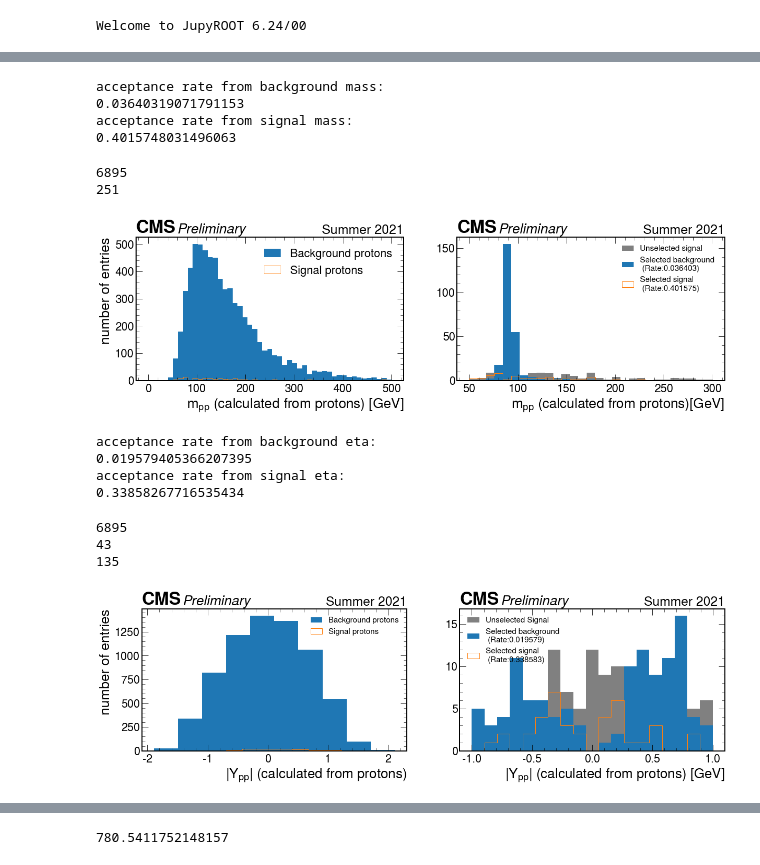
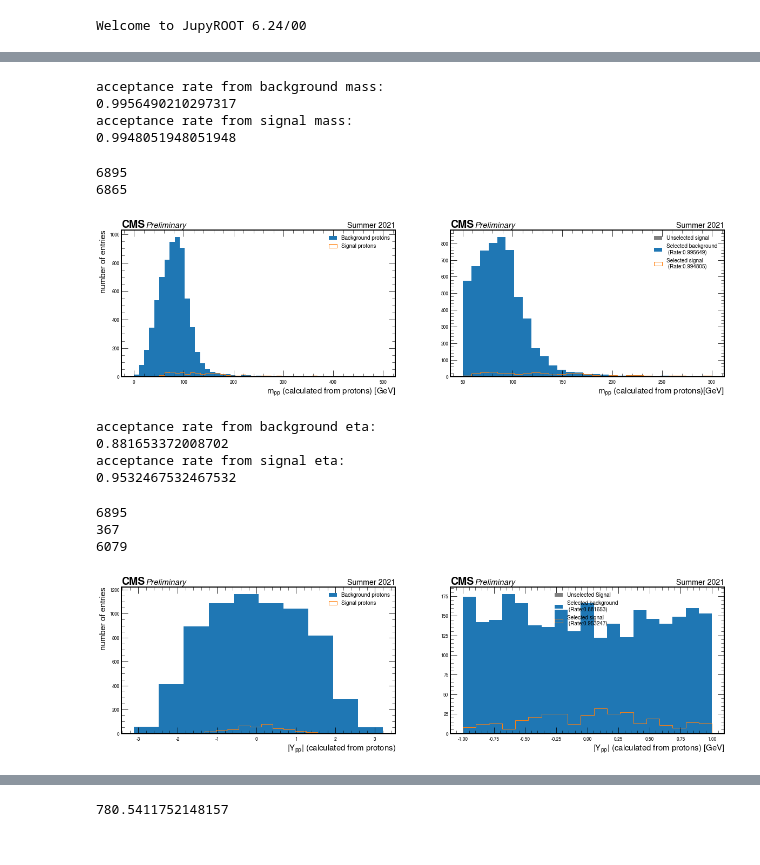
Before and after one commit to jloemker/SWAN, a Jupyter notebook: Analysis_Bg_Sig.ipynb, the cells around one changed output, grey strips where cells are left out. Drawn from its saved outputs; the diff is of its cells as text; code cells hidden in the pictures.

```diff
--- a/Analysis_Bg_Sig.ipynb
+++ b/Analysis_Bg_Sig.ipynb
@@ -51,9 +51,9 @@ metpf_phi            | float[]                  | AsJagged(AsDtype('>f4'))
 #Create signal tree
 event_info = tree.arrays(['genvtx_t0'])
 muons = tree.arrays(['pfcand_pt','pfcand_eta','pfcand_phi','pfcand_mass','pfcand_t','pfcand_vz'],'abs(pfcand_pid)==13')
-protons = tree.arrays(['genproton_xi','genproton_pz','genproton_vz','genproton_ispu'], '(abs(genproton_xi)> 0.0032) & (abs(genproton_pz)<6999) & (abs(genproton_pz)>0)')
+protons = tree.arrays(['genproton_xi','genproton_pz','genproton_vz','genproton_ispu'], '(abs(genproton_pz)<6999) & (abs(genproton_pz)>0)')
 vertices = tree.arrays(['vtx4D_t','vtx4D_z','vtx4D_pt2'])
-#
+#(abs(genproton_xi)> 0.0032) &
 #Create background tree
 #Compressing the muon data
 bg_muons =[]
@@ -66,7 +66,6 @@ bg_protons = bg_tree.arrays(['genproton_xi','genproton_pz','genproton_vz','genpr
 bg_event_info = bg_tree.arrays(['genvtx_t0'])
 bg_vertices = bg_tree.arrays(['vtx4D_t','vtx4D_z','vtx4D_pt2'])
 # %%
-print((protons.genproton_xi< 0.0052))
 def SmearPosProtonMomentum(proton_from_event):
     XI_RES=0.02 # use 2% for now
     pr=proton_from_event
@@ -97,17 +96,21 @@ def SelProtons(proton_from_event, mu1, mu2):
     proton1 = pr[proton_pos_idx_acc]
     proton2 = pr[proton_neg_idx_acc]
     # smearing proton momenta
-    #SmearPosProtonMomentum(proton1)
-    #SmearNegProtonMomentum(proton2)
+    SmearPosProtonMomentum(proton1)
+    SmearNegProtonMomentum(proton2)
     # di-muon kinematics
     xi_dimu_plus = ((mu1.Pt()*np.exp(mu1.Rapidity())+mu2.Pt()*np.exp(mu2.Rapidity())) / sqrt_s)
     xi_dimu_minus =((mu1.Pt()*np.exp(-mu1.Rapidity())+mu2.Pt()*np.exp(-mu2.Rapidity())) / sqrt_s)
+    #additional cut
+    if((xi_dimu_plus>0.0032) == True & (xi_dimu_minus>0.0032) == True):
     #get protons with closest xi values to the reconstructed muons from the list of accepted protons
-    proton_idx1_acc = ak.to_numpy(abs(proton1.genproton_xi-xi_dimu_plus)).argmin()
-    proton_idx2_acc = ak.to_numpy(abs(proton2.genproton_xi-xi_dimu_minus)).argmin()
+        proton_idx1_acc = ak.to_numpy(abs(proton1.genproton_xi-xi_dimu_plus)).argmin()
+        proton_idx2_acc = ak.to_numpy(abs(proton2.genproton_xi-xi_dimu_minus)).argmin()
     # get the proton index for the full list of protons:
-    proton_idx1 = proton_pos_idx_acc[proton_idx1_acc]
-    proton_idx2 = proton_neg_idx_acc[proton_idx2_acc]
-
+        proton_idx1 = proton_pos_idx_acc[proton_idx1_acc]
+        proton_idx2 = proton_neg_idx_acc[proton_idx2_acc]
+    else:
+        proton_idx1 = -1
+        proton_idx2 = -1
     # return proton indices
     return proton_idx1, proton_idx2
@@ -381,14 +177,17 @@ fig, axes = plt.subplots(1,2,figsize=(20,10) )
 proton = sig['mpp'].values
 muon = sig['mll'].values
 #print(len(analysis['s_mpp'].values))
-axes[0].hist2d(sig['mpp'].values, sig['mll'].values, bins=(32,32) , cmap='viridis')
+h1 = axes[0].hist2d(sig['mpp'].values, sig['mll'].values, bins=(32,32) , cmap='viridis')
 axes[0].set(xlabel=r'signal $m_{pp}$ [GeV]', ylabel=r'signal $m_{\ell \ell}$ [GeV]')
 #axes[0].set_ylim(50,500)
 #axes[0].set_xlim(50,500)
-axes[1].hist2d(bg['mpp'].values, bg['mll'].values, bins=(32,32) , cmap='viridis')
+h2 = axes[1].hist2d(bg['mpp'].values, bg['mll'].values, bins=(32,32) , cmap='viridis')
 axes[1].set(xlabel=r'background $m_{pp}$ [GeV]', ylabel=r'background $m_{\ell \ell}$ [GeV]')
 #axes[1].set_ylim(0,200)
-
-for i in range(2): hep.cms.label(llabel="Preliminary", rlabel="Summer 2021", ax=axes[i])
-
-plt.savefig('Week6/mpp_mll.png')
+fig.colorbar(h1[3], ax=axes)
+for i in range(2):
+    hep.cms.label(llabel="Preliminary", rlabel="Summer 2021", ax=axes[i], fontsize = 15)
+    #axes[i].legend(fontsize=10)
+    axes[i].xaxis.label.set_size(15)
+    axes[i].yaxis.label.set_size(15)
+plt.savefig('Week6/mpp_mll_smeared.png')
@@ -505,34 +310,36 @@ print('acceptance rate from signal mass:')
 print(m_acc_s)
 # %% [output]
 acceptance rate from background mass:
-0.03640319071791153
+0.9956490210297317
 acceptance rate from signal mass:
-0.4015748031496063
+0.9948051948051948
 # %%
 
 #plt.savefig('Correct/muon_eta.png',bbox_inches='tight')
 f, ax = plt.subplots(1,2,figsize=(20,5),sharey=False)
 bins = np.linspace(0,500,50)
 ax[0].hist(bg['mpp'],bins,label='Background protons')
 ax[0].hist(sig['mpp'],bins,histtype='step', label='Signal protons')
 ax[0].set(xlabel=r'$m_{pp}$ (calculated from protons) [GeV]', ylabel='number of entries')
 ax[0].legend()
 print(len(bg['mpp']))
 print(len(b))
 bins = np.linspace(50,300,30)
 ax[1].hist(sig['mpp'],bins,color='grey',label='Unselected signal')
 ax[1].hist(b, bins,label='Selected background \n (Rate:%6.6f)'%m_acc_bg)
 ax[1].hist(s, bins,histtype='step',label='Selected signal \n (Rate:%6.6f)'%m_acc_s)
 ax[1].set(xlabel=r'$m_{pp}$ (calculated from protons)[GeV]')
 ax[1].legend(fontsize=15)
 for i in range(2):
-    hep.cms.label(llabel="Preliminary", rlabel="Summer 2021", ax=ax[i])
-    #ax[i].legend()
+    hep.cms.label(llabel="Preliminary", rlabel="Summer 2021", ax=ax[i], fontsize = 15)
+    ax[i].legend(fontsize=10)
+    ax[i].xaxis.label.set_size(15)
+    ax[i].yaxis.label.set_size(15)
 plt.savefig('Week6/surviving_protons_mass',bbox_inches='tight')
 # %% [output]
 6895
-251
+6865
-[figure, old version]
+[figure, new version]
 # %%
 #criteria for selection: |ypp-yll|<2sigma*mll
 b = []
@@ -558,9 +365,9 @@ print('acceptance rate from signal eta:')
 print(y_acc_s)
 # %% [output]
 acceptance rate from background eta:
-0.019579405366207395
+0.881653372008702
 acceptance rate from signal eta:
-0.33858267716535434
+0.9532467532467532
 # %%
 
 f, ax = plt.subplots(1,2,figsize=(20,5),sharey=False)
@@ -578,14 +385,16 @@ ax[1].hist(s,binsb,histtype='step',label='Selected signal \n (Rate:%6.6f)'%y_acc
 ax[1].set(xlabel=r'$|Y_{pp}|$ (calculated from protons) [GeV]')
 
 for i in range(2):
-    hep.cms.label(llabel="Preliminary", rlabel="Summer 2021", ax=ax[i])
-    ax[i].legend(fontsize=15)
+    hep.cms.label(llabel="Preliminary", rlabel="Summer 2021", ax=ax[i], fontsize = 15)
+    ax[i].legend(fontsize=10)
+    ax[i].xaxis.label.set_size(15)
+    ax[i].yaxis.label.set_size(15)
 plt.savefig('Week6/surviving_protons_eta', bbox_inches='tight')
 # %% [output]
 6895
-43
-135
+367
+6079
-[figure, old version]
+[figure, new version]
 # %%
 data_mb = abs(bg['mpp']-bg['mll'])
 data_yb = abs(bg['ypp']-bg['yll'])
```
Also changed, not shown: parts of 31 cells of this notebook, 1 other file.
